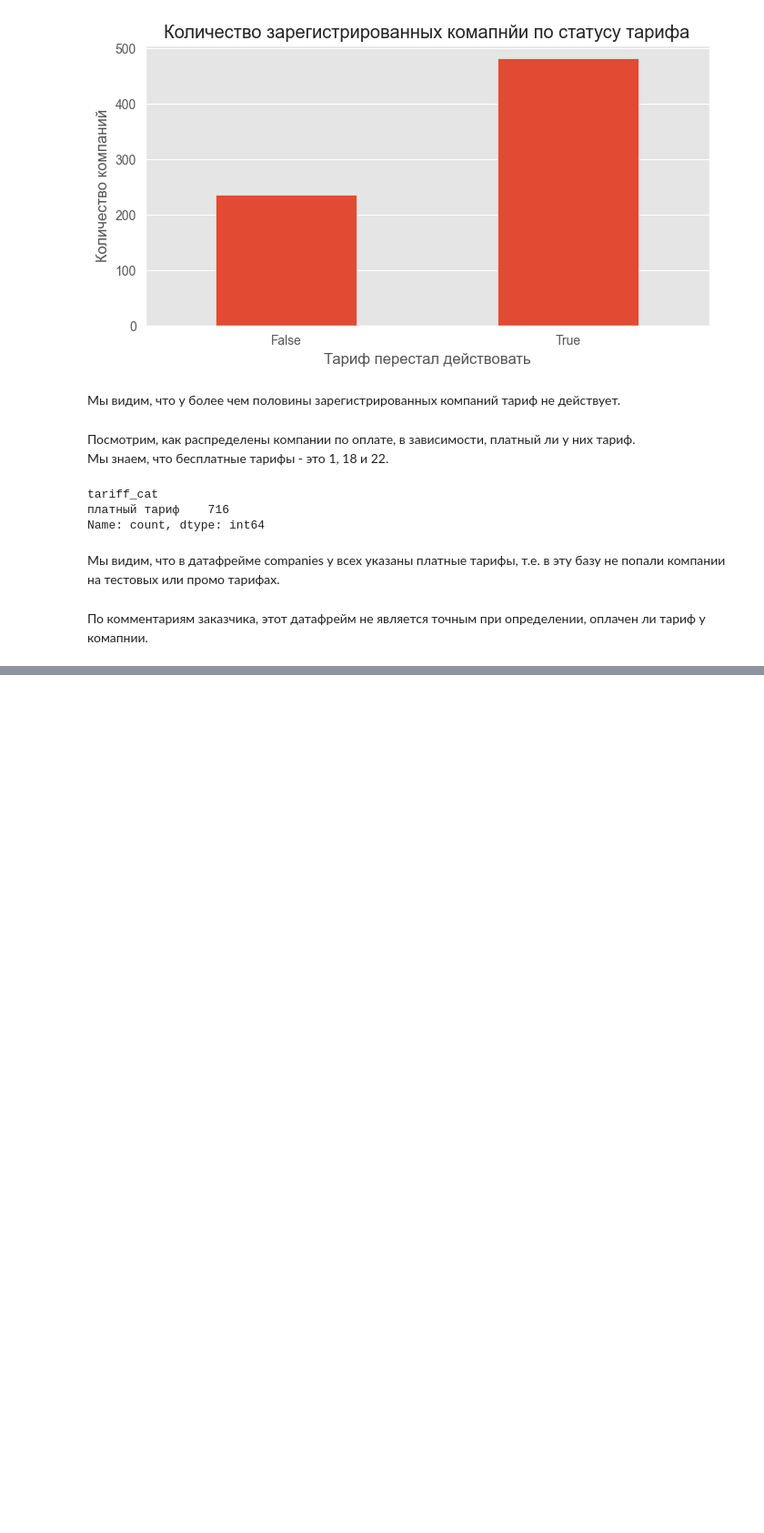
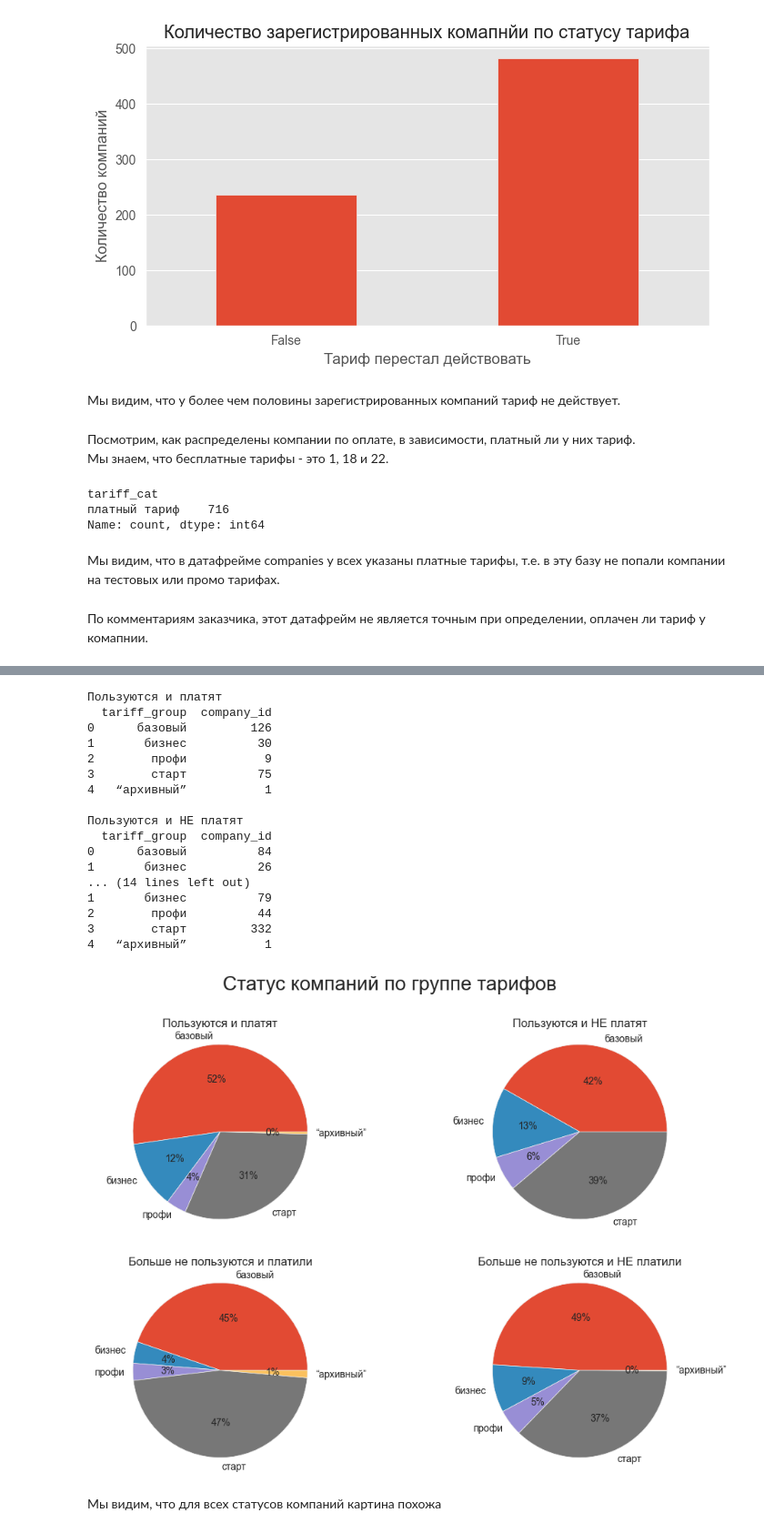
Before and after one commit to laringerman/gectaro, a Jupyter notebook: lgg_masterskaya_gectaro_240404_1.ipynb, the cells around one changed output, grey strips where cells are left out. Shown: that part at 91% size. Cells and saved outputs as stored; diff of their text form; code cells hidden in the pictures; blank space fills up the shorter version.

```diff
--- a/lgg_masterskaya_gectaro_240404_1.ipynb
+++ b/lgg_masterskaya_gectaro_240404_1.ipynb
@@ -897,0 +804,2 @@ memory usage: 51.0+ KB
+# %%
+active_companies = billing.query('payed_until >= @current_date & company_id not in @paying_companies.company_id')
@@ -897,0 +926,17 @@ memory usage: 51.0+ KB
+# %%
+def tariff_group(cell_value):
+    #проверяем, есть ли номериз ячейки в списке бесплатных тарифов, если да - возвращаем бесплатный тариф
+    if cell_value in [4, 7, 8, 11, 19]:
+        return 'старт'
+    elif cell_value in [2, 17]:
+        return 'базовый'
+    elif cell_value in [9, 20]:
+        return 'бизнес'
+    elif cell_value in [3, 10, 13, 21]:
+        return 'профи'
+    #в остальных случаях возвращаем платный тариф
+    else:
+        return  '“архивный”'
+
+status_companies['tariff_group'] = status_companies['billing_tariff_id'].apply(tariff_group)
+print(status_companies['tariff_group'].value_counts())
@@ -898,3 +951,53 @@ memory usage: 51.0+ KB
+# %%
+
+#задаем размеры общего графика
+fig, ax = plt.subplots(2, 2, figsize=(12,8))
+
+fig.suptitle('Статус компаний по группе тарифов', fontsize=20)
+#создаем круговую диаграмму по количеству проданных авто
+plot_index_a = 0
+plot_index_b = 0
+for i in status_companies['status'].unique():
+    temp = status_companies.query('status == @i').groupby('tariff_group', as_index=False)['company_id'].count().sort_values(by='tariff_group')
+    ax[plot_index_a, plot_index_b].pie(temp['company_id'],
+          labels=temp['tariff_group'],
+          radius = 1.1,
+          autopct='%.0f%%')
+    ax[plot_index_a, plot_index_b].set_title(f'{i}', fontsize=12)
+
+    if plot_index_a == 0 and plot_index_b == 0:
+        plot_index_b = 1
+    elif plot_index_a == 0 and plot_index_b == 1:
+        plot_index_a = 1
+        plot_index_b = 0
+    else:
+        plot_index_b = 1
+    print(i)
+    print(temp)
+    print()
+
+plt.show()
+# %% [output]
+Пользуются и платят
+  tariff_group  company_id
+0      базовый         126
+1       бизнес          30
+2        профи           9
+3        старт          75
+4   “архивный”           1
+
+Пользуются и НЕ платят
+  tariff_group  company_id
+0      базовый          84
+1       бизнес          26
+... (14 lines left out)
+1       бизнес          79
+2        профи          44
+3        старт         332
+4   “архивный”           1
+[figure, added]
+# %% [markdown]
+Мы видим, что для всех статусов компаний картина похожа
 # %%
 billing.head()
 # %% [output]
```
Also changed, not shown: parts of 49 cells of this notebook.
